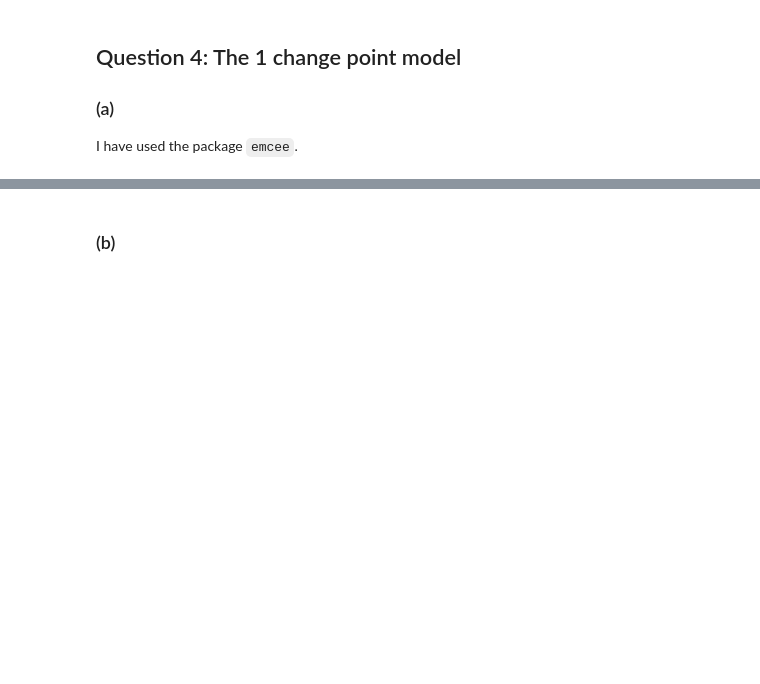
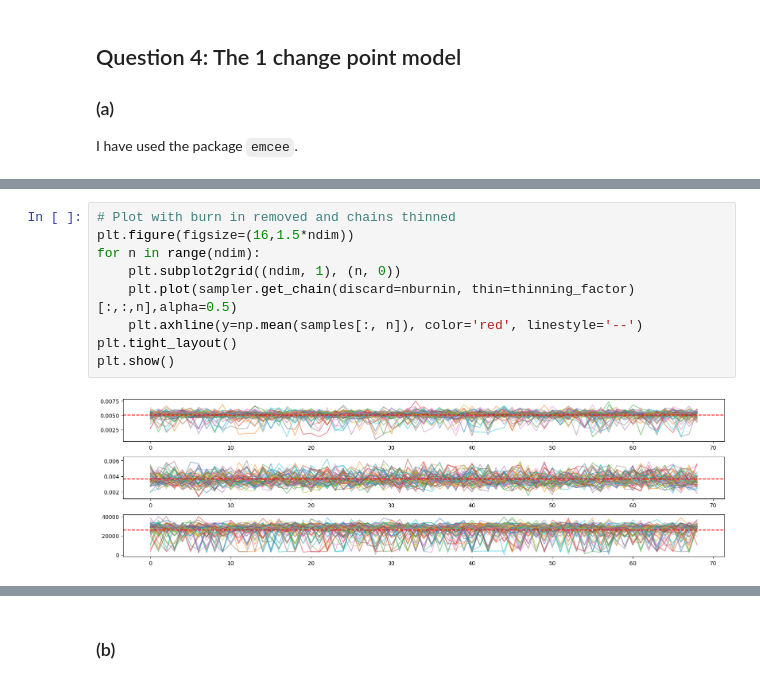
Before and after one commit to AlexBM173/apb86_S2, a Jupyter notebook: draft.ipynb, the cells around one changed output, grey strips where cells are left out. Drawn from its saved outputs; the diff is of its cells as text; blank space fills up the shorter version.

```diff
--- a/draft.ipynb
+++ b/draft.ipynb
@@ -234,3 +261,14 @@ samples = sampler.get_chain(discard=nburnin, flat=True)
+# %%
+# Plot with burn in removed and chains thinned
+plt.figure(figsize=(16,1.5*ndim))
+for n in range(ndim):
+    plt.subplot2grid((ndim, 1), (n, 0))
+    plt.plot(sampler.get_chain(discard=nburnin, thin=thinning_factor)[:,:,n],alpha=0.5)
+    plt.axhline(y=np.mean(samples[:, n]), color='red', linestyle='--')
+plt.tight_layout()
+plt.show()
+# %% [output]
+[figure, added]
 # %%
 import corner
 labels = ["$h_0$", "$h_1$", "$s_1$"]
```
Also changed, not shown: parts of 4 cells of this notebook.
